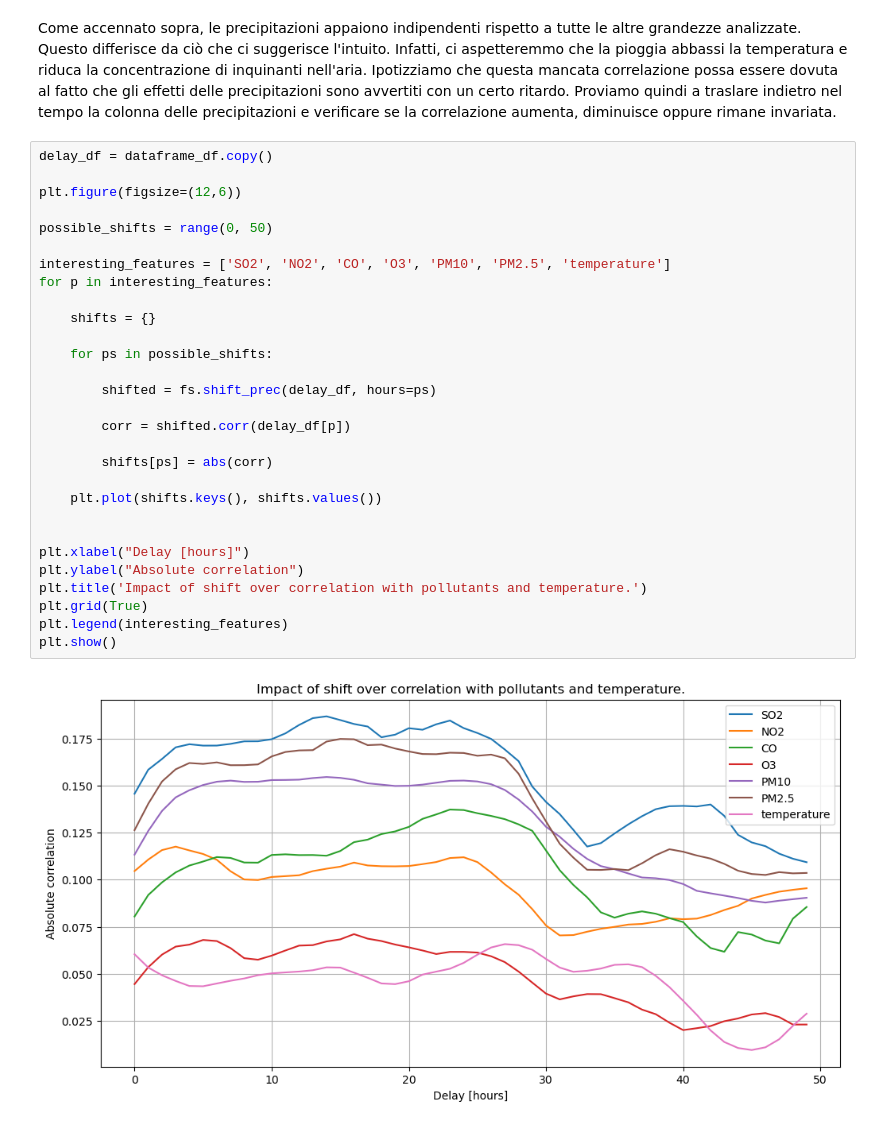
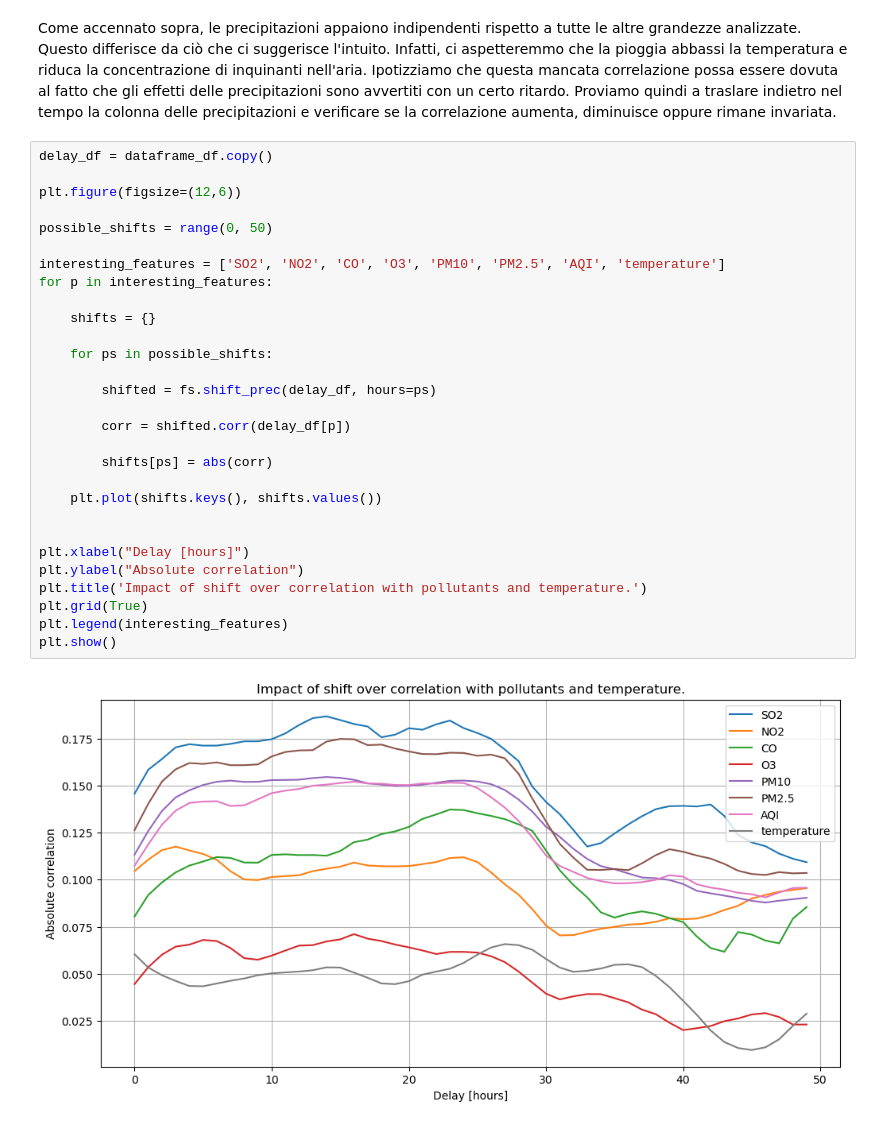
Before and after one commit to CarloDegasperi/DataScience, a Jupyter notebook: notebooks/02_exploratory_data_analysis.ipynb, the cells around one changed output. Drawn from its saved outputs; the diff is of its cells as text.

```diff
--- a/notebooks/02_exploratory_data_analysis.ipynb
+++ b/notebooks/02_exploratory_data_analysis.ipynb
@@ -319,32 +356,32 @@ Come accennato sopra, le precipitazioni appaiono indipendenti rispetto a tutte l
 # %%
 delay_df = dataframe_df.copy()
 
 plt.figure(figsize=(12,6))
 
 possible_shifts = range(0, 50)
 
-interesting_features = ['SO2', 'NO2', 'CO', 'O3', 'PM10', 'PM2.5', 'temperature']
+interesting_features = ['SO2', 'NO2', 'CO', 'O3', 'PM10', 'PM2.5', 'AQI', 'temperature']
 for p in interesting_features:
 
     shifts = {}
 
     for ps in possible_shifts:
 
         shifted = fs.shift_prec(delay_df, hours=ps)
 
         corr = shifted.corr(delay_df[p])
 
         shifts[ps] = abs(corr)
 
     plt.plot(shifts.keys(), shifts.values())
 
 
 plt.xlabel("Delay [hours]")
 plt.ylabel("Absolute correlation")
 plt.title('Impact of shift over correlation with pollutants and temperature.')
 plt.grid(True)
 plt.legend(interesting_features)
 plt.show()
 # %% [output]
-[figure, old version]
+[figure, new version]
 # %% [markdown]
```
Also changed, not shown: parts of 18 cells of this notebook, 4 other files.
